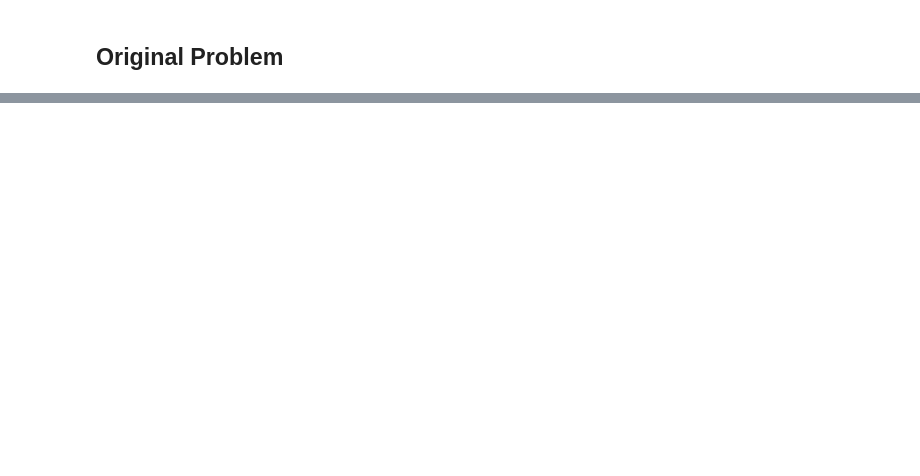
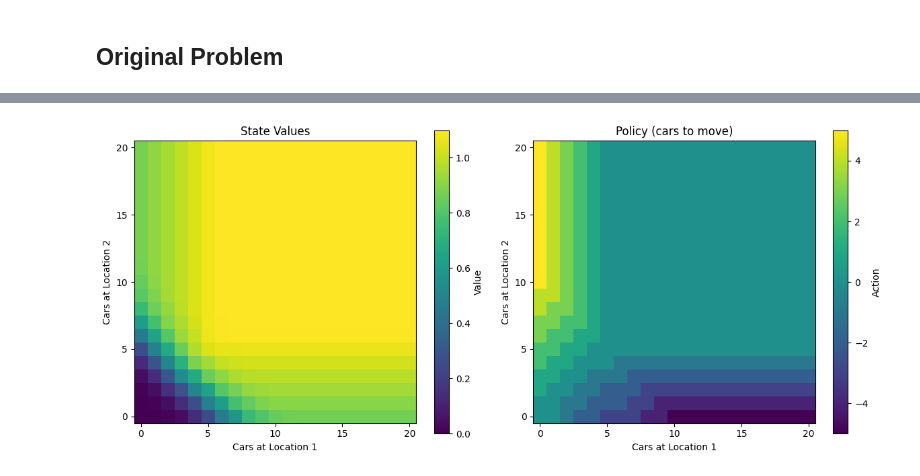
Before and after one commit to yzsshen/barto-and-sutton, a Jupyter notebook: chapter4/exercise_4_7.ipynb, the cells around one changed output, grey strips where cells are left out. Cells and saved outputs as stored; diff of their text form; code cells hidden in the pictures; blank space fills up the shorter version.

Commit message:
Bugfix: Increased possible ranges for returns, add more print statements, add visualization.

```diff
--- a/chapter4/exercise_4_7.ipynb
+++ b/chapter4/exercise_4_7.ipynb
@@ -189,6 +197,7 @@ def policy_evaluation(V: dict, policy: dict, theta: float=0.01, gamma: float=0.9
 # Policy Improvement
 def policy_improvement(V: dict, policy: dict, gamma: float=0.9) -> tuple[dict, dict, bool]:
     policy_stable = True
+    action_changes = 0
 
     # Loop through states
     for state in V:
@@ -224,8 +233,10 @@ def policy_improvement(V: dict, policy: dict, gamma: float=0.9) -> tuple[dict, d
         if best_value > current_value:
             policy[state] = best_action
             if old_action != best_action:
+                action_changes += 1
                 policy_stable = False
 
+    print(f"Number of policy changes: {action_changes}")
     return V, policy, policy_stable
 # %%
 # Policy Iteration Loop
@@ -251,8 +262,45 @@ def policy_iteration(theta: float=0.01, gamma: float=0.9) -> tuple[dict, dict]:
             break
 
     return V, policy
+# %%
+def visualize_value_policy(V, policy):
+    # Create meshgrid of states
+    X, Y = np.meshgrid(range(21), range(21))
+    values = np.zeros((21, 21))
+    actions = np.zeros((21, 21))
+
+    for i in range(21):
+        for j in range(21):
+            state = State(i, j)
+            values[i,j] = V[state]
+            actions[i,j] = policy[state]
+
+    # Plot values
+    plt.figure(figsize=(12, 5))
+
+    plt.subplot(121)
+    plt.imshow(values, origin='lower')
+    plt.colorbar(label='Value')
+    plt.title('State Values')
+    plt.xlabel('Cars at Location 1')
+    plt.ylabel('Cars at Location 2')
+    plt.xticks(range(0, 21, 5))
+    plt.yticks(range(0, 21, 5))
+
+    # Plot policy
+    plt.subplot(122)
+    plt.imshow(actions, origin='lower')
+    plt.colorbar(label='Action')
+    plt.title('Policy (cars to move)')
+    plt.xlabel('Cars at Location 1')
+    plt.ylabel('Cars at Location 2')
+    plt.xticks(range(0, 21, 5))
+    plt.yticks(range(0, 21, 5))
+
+    plt.tight_layout()
+    plt.show()
 # %%
-V, policy = policy_iteration()
+V, policy = policy_iteration(theta=0.0001)
 # %% [output]
 Iteration 1
 Policy Evaluation...
@@ -259,0 +320,4 @@ Policy Improvement...
+# %%
+visualize_value_policy(V, policy)
+# %% [output]
+[figure, added]
```
Also changed, not shown: parts of 4 cells of this notebook.
